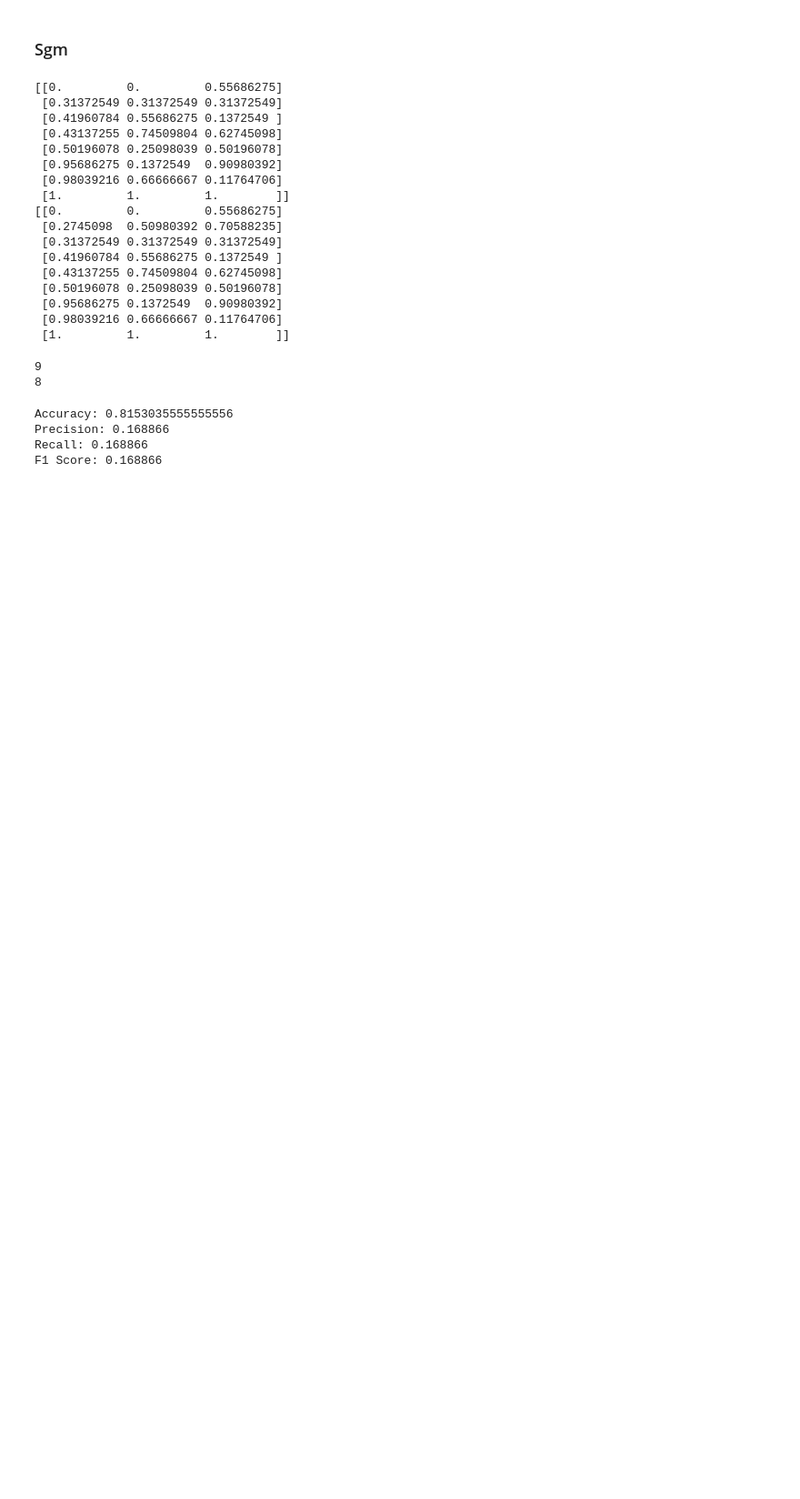
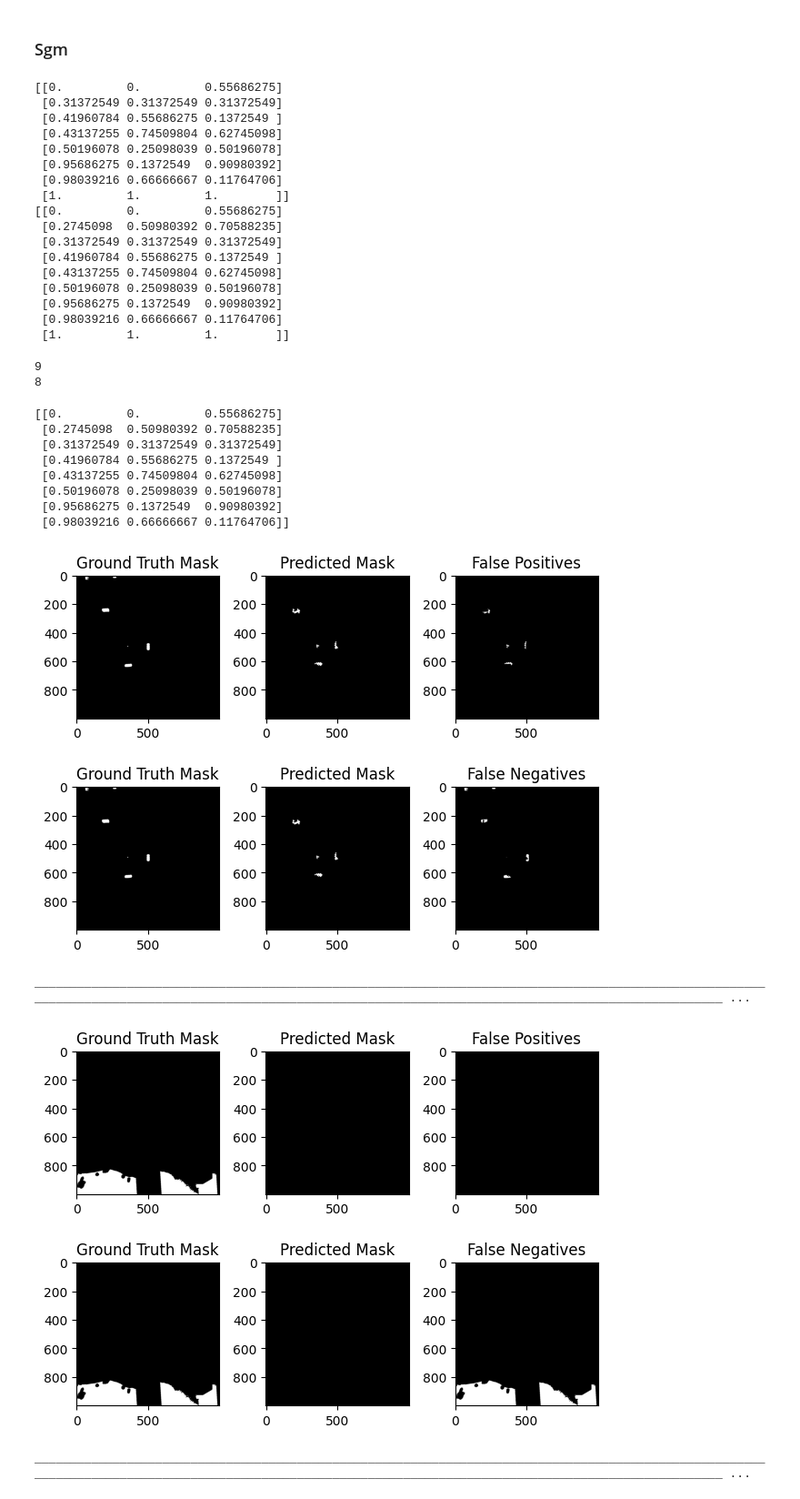
Before and after one commit to jiheddachraoui/occupancy_grid_generator, a Jupyter notebook: Evaluate.ipynb, the cells around one changed output. Shown at 91% size. Saved outputs shown, nothing was run; the diff lists cells and outputs as text; code cells hidden in the pictures; blank space fills up the shorter version.

```diff
--- a/Evaluate.ipynb
+++ b/Evaluate.ipynb
@@ -353,7 +386,9 @@ def evaluate_semantic_ogm_rgb(gt_image, pred_image):
 
     # Combine the unique classes from both images
     classes = np.unique(np.concatenate((gt_classes, pred_classes), axis=0), axis=0)
-
+    # Exclude the class [1, 1, 1]
+    classes = classes[~np.all(classes == [1, 1, 1], axis=1)]
+    print(classes)
     # Initialize evaluation metrics
     true_positives = 0
     false_positives = 0
@@ -363,34 +398,73 @@ def evaluate_semantic_ogm_rgb(gt_image, pred_image):
     # Iterate over each class
     for class_val in classes:
         # Create boolean masks for the current class in the ground truth and predicted images
         gt_mask = np.all(gt_image == class_val, axis=2)
         pred_mask = np.all(pred_image == class_val, axis=2)
 
         # Count true positives, false positives, and false negatives
         true_positives += np.sum(np.logical_and(gt_mask, pred_mask))
         true_negatives += np.sum(np.logical_and(np.logical_not(gt_mask), np.logical_not(pred_mask)))
         false_positives += np.sum(np.logical_and(np.logical_not(gt_mask), pred_mask))
         false_negatives += np.sum(np.logical_and(gt_mask, np.logical_not(pred_mask)))
+        # Visualize masks and logical operations
+        plt.subplot(2, 3, 1)
+        plt.imshow(gt_mask, cmap='gray')
+        plt.title('Ground Truth Mask')
+
+        plt.subplot(2, 3, 2)
+        plt.imshow(pred_mask, cmap='gray')
+        plt.title('Predicted Mask')
+        fp = np.logical_and(np.logical_not(gt_mask), pred_mask)
+        fn = np.logical_and(gt_mask, np.logical_not(pred_mask))
+        plt.subplot(2, 3, 3)
+        plt.imshow(fp, cmap='gray')
+        plt.title('False Positives')
+
+        plt.subplot(2, 3, 4)
+        plt.imshow(gt_mask, cmap='gray')
+        plt.title('Ground Truth Mask')
+
+        plt.subplot(2, 3, 5)
+        plt.imshow(pred_mask, cmap='gray')
+        plt.title('Predicted Mask')
+
+        plt.subplot(2, 3, 6)
+        plt.imshow(fn, cmap='gray')
+        plt.title('False Negatives')
+
+        plt.tight_layout()
+        plt.show()
+
+        print('___________________'*20)
+
 
     # Calculate precision, recall, and F1 score
     accuracy = (true_positives + true_negatives) / (true_positives + true_negatives + false_positives + false_negatives)
 
     precision = true_positives / (true_positives + false_positives)
     recall = true_positives / (true_positives + false_negatives)
     f1_score = 2 * (precision * recall) / (precision + recall)
 
     # Return evaluation metrics
     return accuracy,precision, recall, f1_score
 
 accuracy,precision, recall, f1_score = evaluate_semantic_ogm_rgb(sgt_img,sgm_image/255.)
 
 # Print the evaluation metrics
 print(f"Accuracy: {accuracy}")
 print(f"Precision: {precision}")
 print(f"Recall: {recall}")
 print(f"F1 Score: {f1_score}")
 # %% [output]
-Accuracy: 0.8153035555555556
-Precision: 0.168866
-Recall: 0.168866
-F1 Score: 0.168866
+[[0.         0.         0.55686275]
+ [0.2745098  0.50980392 0.70588235]
+ [0.31372549 0.31372549 0.31372549]
+ [0.41960784 0.55686275 0.1372549 ]
+ [0.43137255 0.74509804 0.62745098]
+ [0.50196078 0.25098039 0.50196078]
+ [0.95686275 0.1372549  0.90980392]
+ [0.98039216 0.66666667 0.11764706]]
+[figure, added]
+________________________________________________________________________________________________________________________________________________________________________________________________________ ...
+[figure, added]
+________________________________________________________________________________________________________________________________________________________________________________________________________ ...
```
Also changed, not shown: parts of 8 cells of this notebook.
